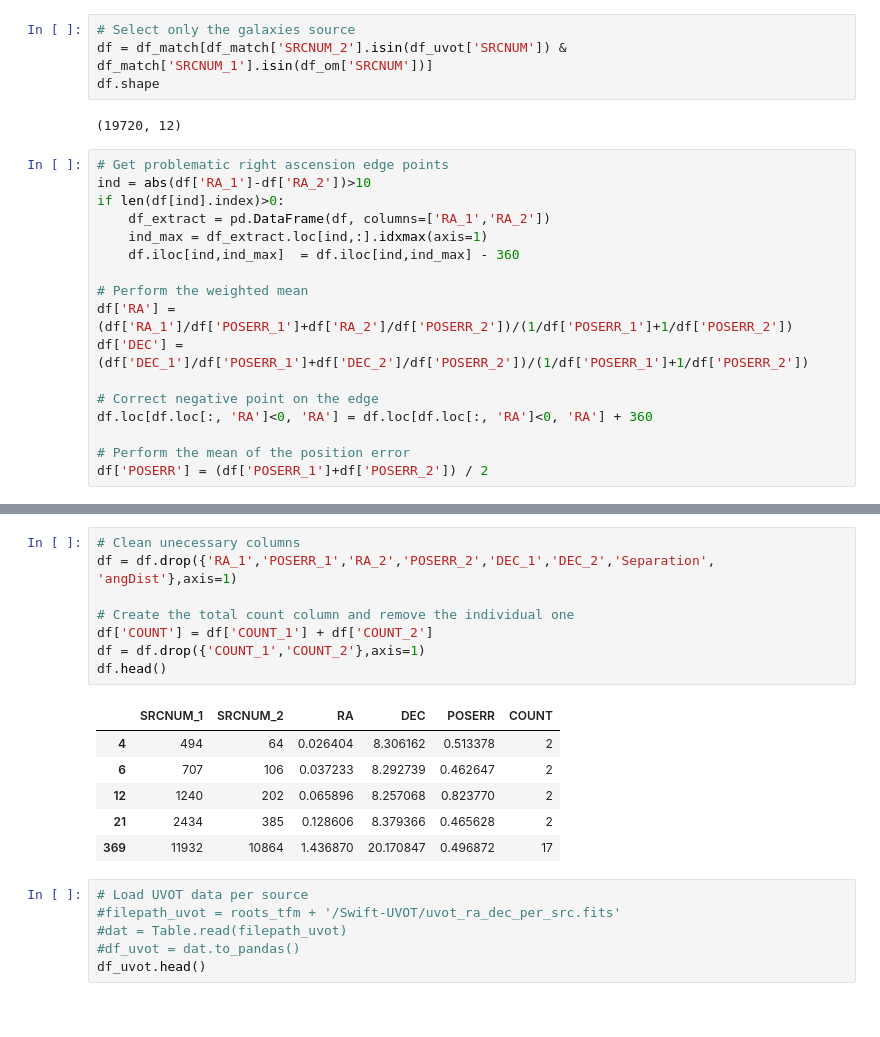
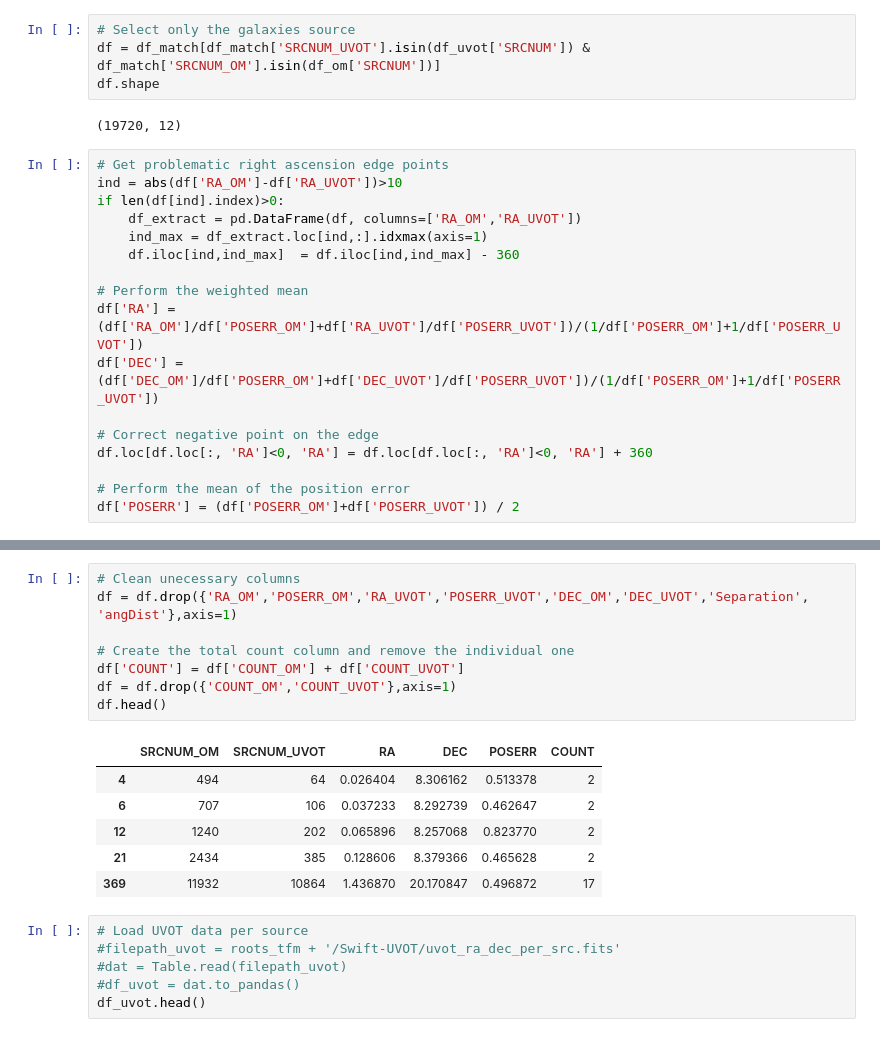
Before and after one commit to JulienValteau/TFM_TDE_Detection, a Jupyter notebook: UV_database_creation_pipeline/3- generate_aggregate_source_DB.ipynb, the cells around one changed output, grey strips where cells are left out. Saved outputs shown, nothing was run; the diff lists cells and outputs as text.

```diff
--- a/UV_database_creation_pipeline/3- generate_aggregate_source_DB.ipynb
+++ b/UV_database_creation_pipeline/3- generate_aggregate_source_DB.ipynb
@@ -92,27 +130,27 @@ df_om.shape
 (283408, 9)
 # %%
 # Select only the galaxies source
-df = df_match[df_match['SRCNUM_2'].isin(df_uvot['SRCNUM']) & df_match['SRCNUM_1'].isin(df_om['SRCNUM'])]
+df = df_match[df_match['SRCNUM_UVOT'].isin(df_uvot['SRCNUM']) & df_match['SRCNUM_OM'].isin(df_om['SRCNUM'])]
 df.shape
 # %% [output]
 (19720, 12)
 # %%
 # Get problematic right ascension edge points
-ind = abs(df['RA_1']-df['RA_2'])>10
+ind = abs(df['RA_OM']-df['RA_UVOT'])>10
 if len(df[ind].index)>0:
-    df_extract = pd.DataFrame(df, columns=['RA_1','RA_2'])
+    df_extract = pd.DataFrame(df, columns=['RA_OM','RA_UVOT'])
     ind_max = df_extract.loc[ind,:].idxmax(axis=1)
     df.iloc[ind,ind_max]  = df.iloc[ind,ind_max] - 360
 
 # Perform the weighted mean
-df['RA'] = (df['RA_1']/df['POSERR_1']+df['RA_2']/df['POSERR_2'])/(1/df['POSERR_1']+1/df['POSERR_2'])
-df['DEC'] = (df['DEC_1']/df['POSERR_1']+df['DEC_2']/df['POSERR_2'])/(1/df['POSERR_1']+1/df['POSERR_2'])
+df['RA'] = (df['RA_OM']/df['POSERR_OM']+df['RA_UVOT']/df['POSERR_UVOT'])/(1/df['POSERR_OM']+1/df['POSERR_UVOT'])
+df['DEC'] = (df['DEC_OM']/df['POSERR_OM']+df['DEC_UVOT']/df['POSERR_UVOT'])/(1/df['POSERR_OM']+1/df['POSERR_UVOT'])
 
 # Correct negative point on the edge
 df.loc[df.loc[:, 'RA']<0, 'RA'] = df.loc[df.loc[:, 'RA']<0, 'RA'] + 360
 
 # Perform the mean of the position error
-df['POSERR'] = (df['POSERR_1']+df['POSERR_2']) / 2
+df['POSERR'] = (df['POSERR_OM']+df['POSERR_UVOT']) / 2
 # %% [output]
 A value is trying to be set on a copy of a slice from a DataFrame.
 Try using .loc[row_indexer,col_indexer] = value instead
@@ -139,14 +177,14 @@ plt.scatter(df.loc[df.index[1],'RA'],df.loc[df.index[1],'DEC'],color='C2',label=
 [figure]
 # %%
 # Clean unecessary columns
-df = df.drop({'RA_1','POSERR_1','RA_2','POSERR_2','DEC_1','DEC_2','Separation', 'angDist'},axis=1)
+df = df.drop({'RA_OM','POSERR_OM','RA_UVOT','POSERR_UVOT','DEC_OM','DEC_UVOT','Separation', 'angDist'},axis=1)
 
 # Create the total count column and remove the individual one
-df['COUNT'] = df['COUNT_1'] + df['COUNT_2']
-df = df.drop({'COUNT_1','COUNT_2'},axis=1)
+df['COUNT'] = df['COUNT_OM'] + df['COUNT_UVOT']
+df = df.drop({'COUNT_OM','COUNT_UVOT'},axis=1)
 df.head()
 # %% [output]
-|  | SRCNUM_1 | SRCNUM_2 | RA | DEC | POSERR | COUNT |
+|  | SRCNUM_OM | SRCNUM_UVOT | RA | DEC | POSERR | COUNT |
 | 4 | 494 | 64 | 0.026404 | 8.306162 | 0.513378 | 2 |
 | 6 | 707 | 106 | 0.037233 | 8.292739 | 0.462647 | 2 |
 | 12 | 1240 | 202 | 0.065896 | 8.257068 | 0.823770 | 2 |
```
Also changed, not shown: parts of 17 cells of this notebook, 4 other files.
